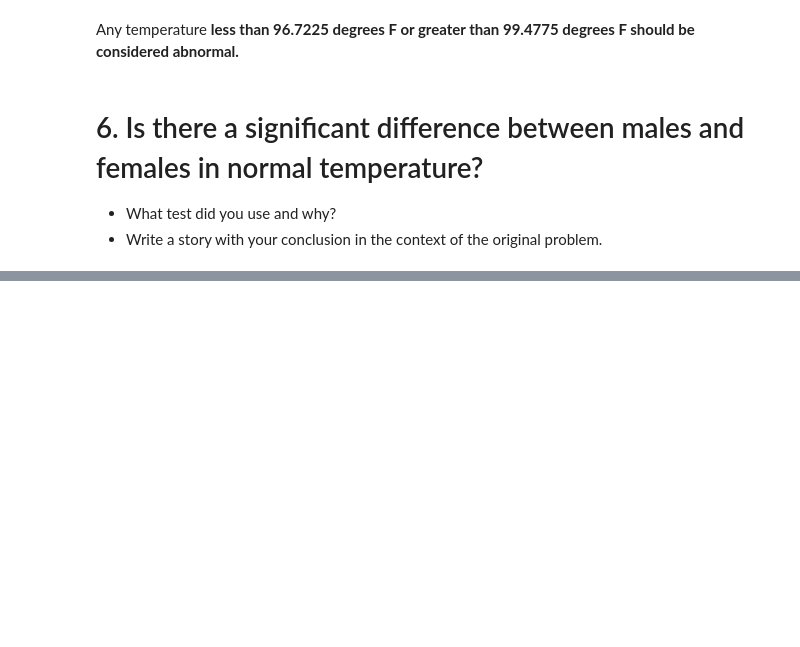
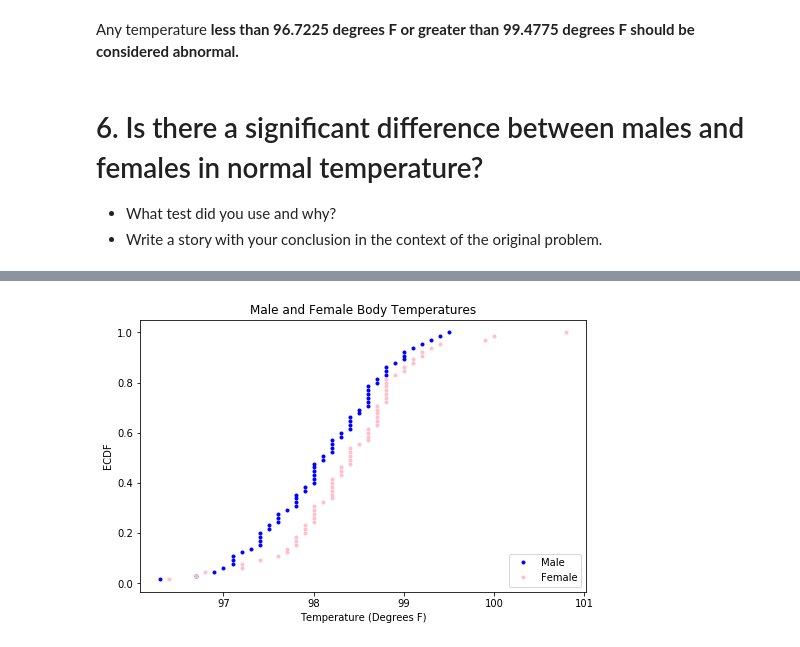
Before and after one commit to isabelvanzijl/Springboard_Other, a Jupyter notebook: Human_Body_Temp/Human_Body_Temp_Exercise.ipynb, the cells around one changed output, grey strips where cells are left out. Drawn from its saved outputs; the diff is of its cells as text; code cells hidden in the pictures; blank space fills up the shorter version.

```diff
--- a/Human_Body_Temp/Human_Body_Temp_Exercise.ipynb
+++ b/Human_Body_Temp/Human_Body_Temp_Exercise.ipynb
@@ -282,3 +321,17 @@ Any temperature **less than 96.7225 degrees F or greater than 99.4775 degrees F
 
 * What test did you use and why?
 * Write a story with your conclusion in the context of the original problem.
+# %%
+# extract male and female temperatures
+male_temp = df[df['gender'] == 'M']['temperature']
+female_temp = df[df['gender'] == 'F']['temperature']
+
+# display sample statistics for both male and female
+print('Male Sample Statistics:')
+print(male_temp.describe(), '\n')
+print('Female Sample Statistics:')
+print(female_temp.describe(), '\n')
+
+# calculate and display difference in means for male and female temperatures
+print('Difference between mean male temperature and mean female temperature:',
+      round(abs(np.mean(male_temp) - np.mean(female_temp)), 3), 'degrees F')
@@ -284,0 +356,16 @@ Any temperature **less than 96.7225 degrees F or greater than 99.4775 degrees F
+# %%
+# compute ECDFs
+x_male, y_male = ecdf(male_temp)
+x_female, y_female = ecdf(female_temp)
+
+# plot ECDFs
+fig = plt.figure(figsize=(8, 5))
+_ = plt.plot(x_male, y_male, marker='.', linestyle='none', color='blue')
+_ = plt.plot(x_female, y_female, marker='.', linestyle='none', color='pink')
+_ = plt.ylabel('ECDF')
+_ = plt.xlabel('Temperature (Degrees F)')
+_ = plt.title('Male and Female Body Temperatures')
+_ = plt.legend(('Male', 'Female'), loc=4)
+plt.show()
+# %% [output]
+[figure, added]
```
Also changed, not shown: parts of 18 cells of this notebook.
